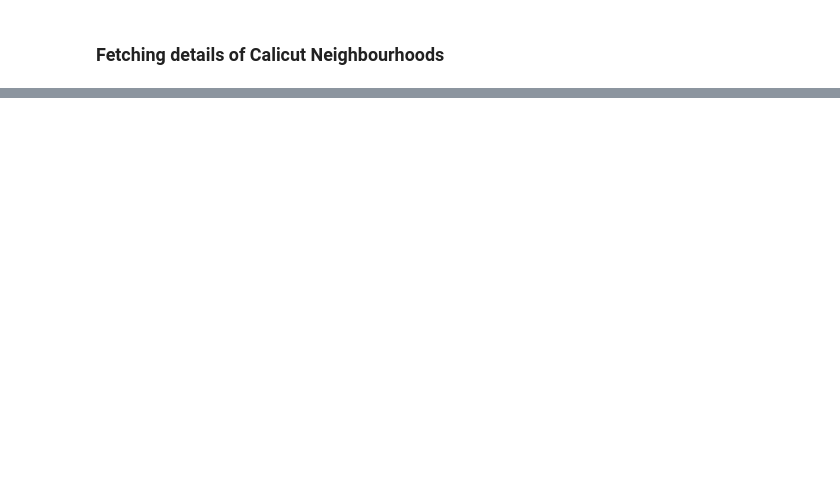
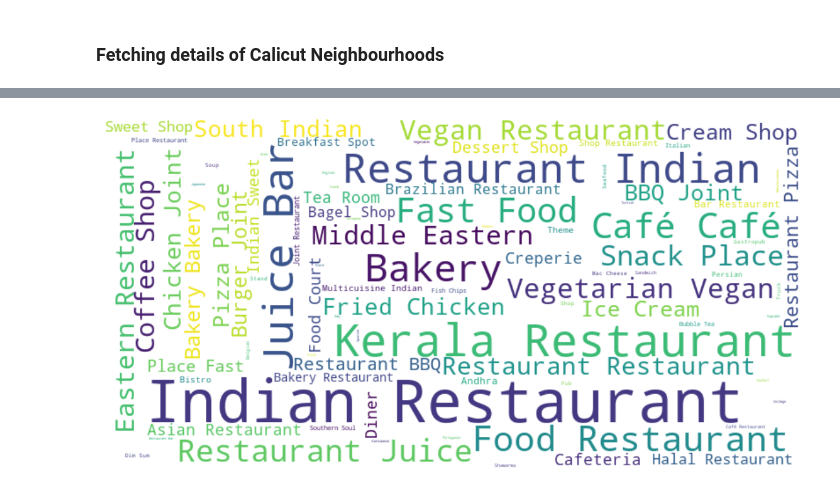
Before and after one commit to ajazHameed/Coursera_Capstone, a Jupyter notebook: coursera_capstone.ipynb, the cells around one changed output, grey strips where cells are left out. Drawn from its saved outputs; the diff is of its cells as text; code cells hidden in the pictures; blank space fills up the shorter version.

```diff
--- a/coursera_capstone.ipynb
+++ b/coursera_capstone.ipynb
@@ -939,0 +943,2 @@ map_clusters
+# %%
+wordcloud2 = WordCloud(background_color='white', width=800, height=400).generate(' '.join(calicut_venues['Venue Category']))
@@ -939,0 +953,9 @@ map_clusters
+# %%
+
+
+plt.figure(figsize=[20,10])
+plt.imshow(wordcloud2, interpolation='bilinear')
+plt.axis("off")
+plt.show()
+# %% [output]
+[figure, added]
```
Also changed, not shown: parts of 3 cells of this notebook, 2 other files.
